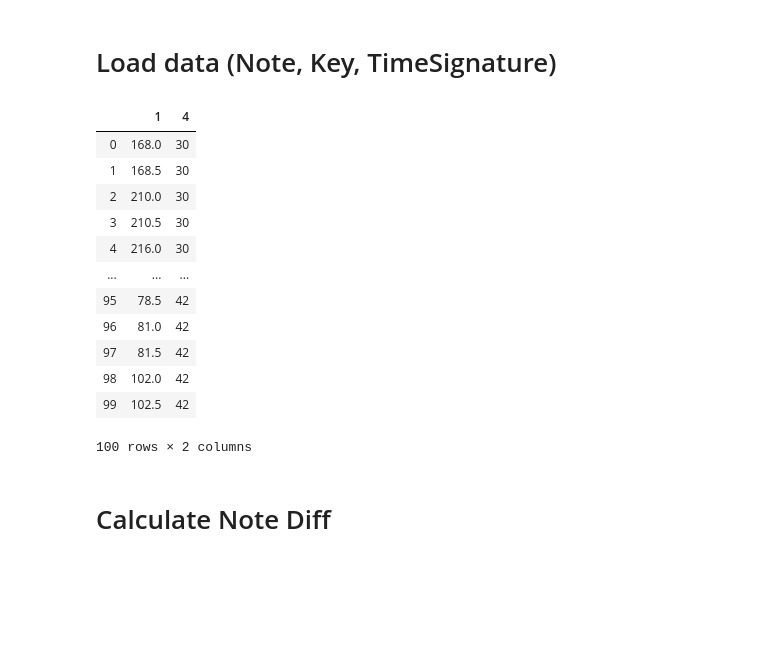
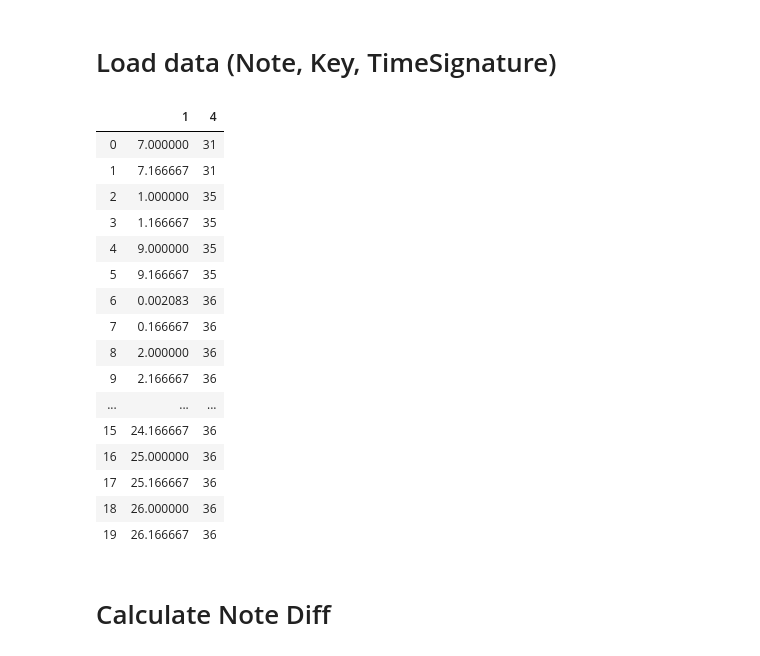
Before and after one commit to vedoly/Music-Generator, a Jupyter notebook: MusicGen.ipynb, the cells around one changed output. Drawn from its saved outputs; the diff is of its cells as text; code cells hidden in the pictures; blank space fills up the shorter version.

Commit message:
Normalize all songs to key C major and prepare for training

```diff
--- a/MusicGen.ipynb
+++ b/MusicGen.ipynb
@@ -36,48 +36,53 @@ for k in raw_song:
 # %%
 import os
 import pandas as pd
 
 songs = []
 keys = []
 time_sig =[]
 for filename in os.listdir('chopin'):
 
 
     song = py_midicsv.midi_to_csv("chopin/" + filename)
     song = [e.strip().split(", ") for e in song]
 
     divider = int(song[0][5])
 
     df = pd.DataFrame(song)
 
     keys.append(  (  int(df[ df[2] == "Key_signature"][3].values[0]), df[ df[2] == "Key_signature"][4].values[0])  )
     time_sig.append( int(df[ df[2] == "Time_signature"][3].values[0]) )
 
+    #print(filename,int(df[ df[2] == "Key_signature"][3].values[0]), df[ df[2] == "Key_signature"][4].values[0])
+    shift = -int(df[ df[2] == "Key_signature"][3].values[0])
     df = df[ (df[2]=='Note_on_c') ]
 
-    df[4] = df[4].astype(int)
+    df[4] = df[4].astype(int) + shift
     df[1] = df[1].astype(int)
     df[1] = df[1]/divider
     df = df.sort_values(by = [4,1] , ascending=True)
     df = df[[1,4] ]
     df = df.reset_index(drop=True)
     songs.append(df)
-
-songs[4].head(100)
+songs[0].head(20)
 # %% [output]
 |  | 1 | 4 |
-| 0 | 168.0 | 30 |
-| 1 | 168.5 | 30 |
-| 2 | 210.0 | 30 |
-| 3 | 210.5 | 30 |
-| 4 | 216.0 | 30 |
+| 0 | 7.000000 | 31 |
+| 1 | 7.166667 | 31 |
+| 2 | 1.000000 | 35 |
+| 3 | 1.166667 | 35 |
+| 4 | 9.000000 | 35 |
+| 5 | 9.166667 | 35 |
+| 6 | 0.002083 | 36 |
+| 7 | 0.166667 | 36 |
+| 8 | 2.000000 | 36 |
+| 9 | 2.166667 | 36 |
 | ... | ... | ... |
-| 95 | 78.5 | 42 |
-| 96 | 81.0 | 42 |
-| 97 | 81.5 | 42 |
-| 98 | 102.0 | 42 |
-| 99 | 102.5 | 42 |
+| 15 | 24.166667 | 36 |
+| 16 | 25.000000 | 36 |
+| 17 | 25.166667 | 36 |
+| 18 | 26.000000 | 36 |
+| 19 | 26.166667 | 36 |
-100 rows × 2 columns
 # %% [markdown]
 # Calculate Note Diff
 # %%
```
Also changed, not shown: parts of 8 cells of this notebook.
